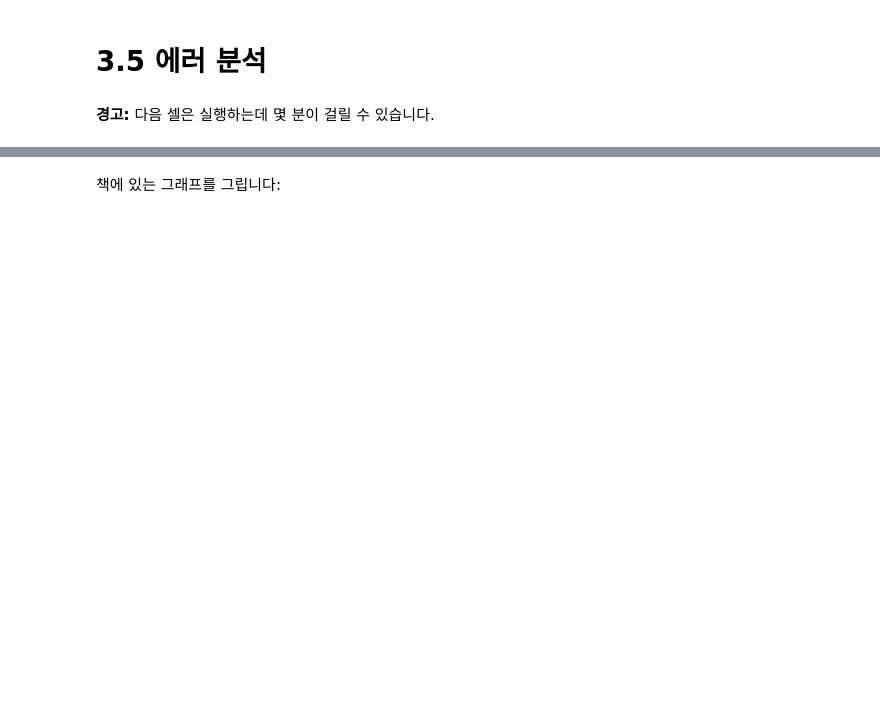
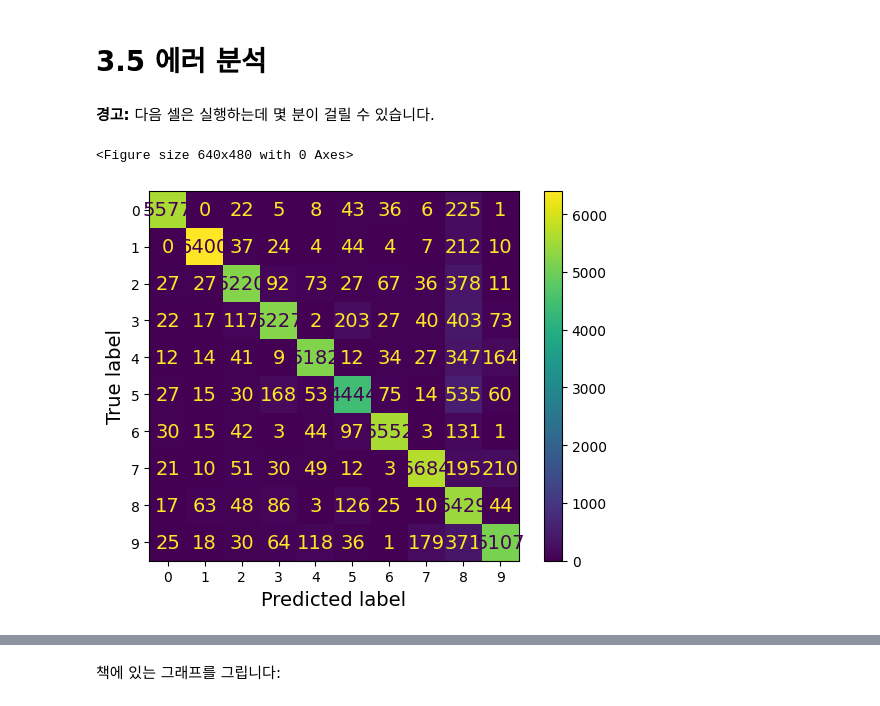
Before and after one commit to aaronkr-classroom/3-classification-pm-jooyounghan1, a Jupyter notebook: 03_classification.ipynb, the cells around one changed output, grey strips where cells are left out. Cells and saved outputs as stored; diff of their text form; code cells hidden in the pictures; blank space fills up the shorter version.

```diff
--- a/03_classification.ipynb
+++ b/03_classification.ipynb
@@ -590,12 +603,16 @@ X_train_scaled = scaler.fit_transform(X_train.astype("float64"))
 # %%
 # ConfusionMatrixDisplay
 from sklearn.metrics import ConfusionMatrixDisplay
 
 y_train_pred = cross_val_predict(
     sgd_clf, X_train_scaled, y_train, cv=3
 )
+save_fig("matrix_plot_8")
 ConfusionMatrixDisplay.from_predictions(y_train, y_train_pred)
 plt.show()
+# %% [output]
+<Figure size 640x480 with 0 Axes>
+[figure, added]
 # %%
 plt.rc('font', size=10)  # 추가 코드
 ConfusionMatrixDisplay.from_predictions(y_train, y_train_pred,
```
Also changed, not shown: parts of 26 cells of this notebook, 9 other files.
